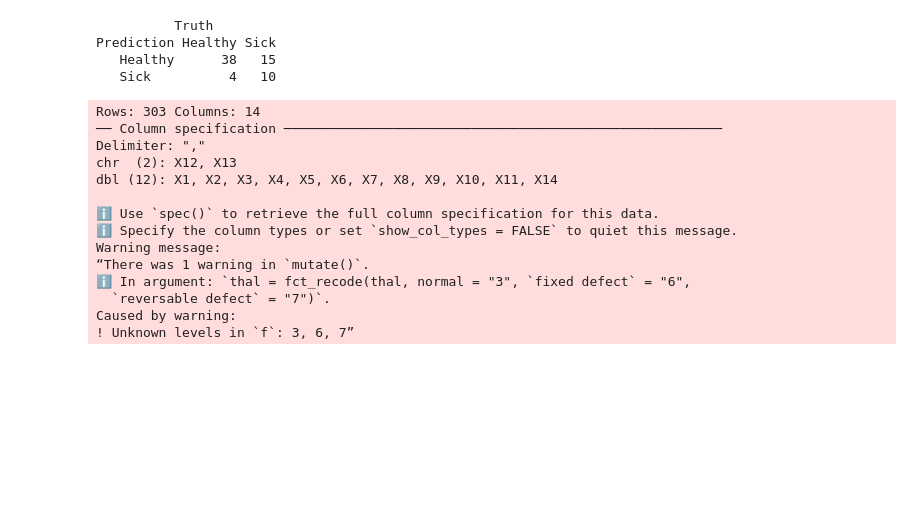
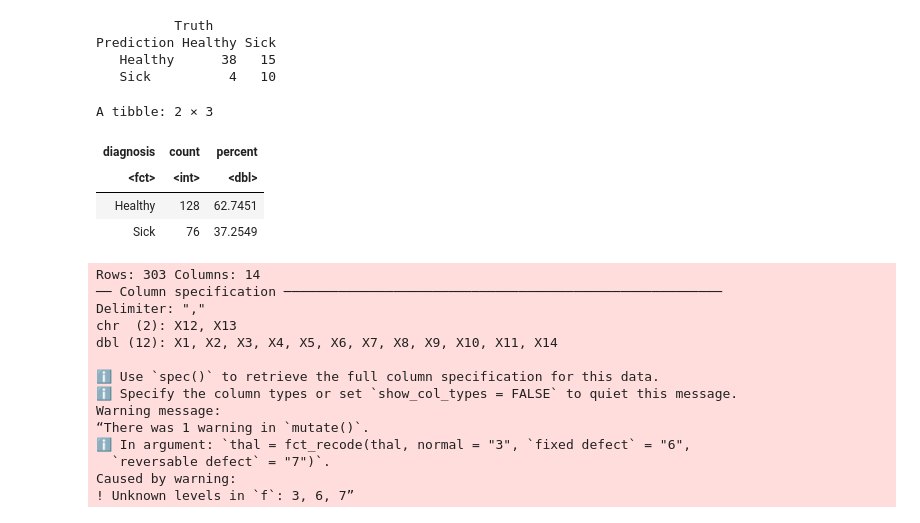
Before and after one commit to ANGUO17/dsci-100-2023w2-group-06, a Jupyter notebook: Group Project Report.ipynb, the cells around one changed output. Drawn from its saved outputs; the diff is of its cells as text; code cells hidden in the pictures; blank space fills up the shorter version.

Commit message:
added majority classifier
title

```diff
--- a/Group Project Report.ipynb
+++ b/Group Project Report.ipynb
@@ -240,6 +240,19 @@ A tibble: 1 × 3
 Prediction Healthy Sick
    Healthy      38   15
    Sick          4   10
+# %%
+#majority classfier
+hungary_proportions <- data_training2 |>
+    group_by(diagnosis) |>
+    summarize(count = n()) |>
+    mutate(percent = 100*count/nrow(data_training2))
+hungary_proportions
+# %% [output]
+A tibble: 2 × 3
+| diagnosis | count | percent |
+| <fct> | <int> | <dbl> |
+| Healthy | 128 | 62.7451 |
+| Sick | 76 | 37.2549 |
 # %%
 
 url <- "https://raw.githubusercontent.com/ANGUO17/dsci-100-2023w2-group-06/main/heart%2Bdisease/processed.cleveland.data"
```
Also changed, not shown: parts of 2 cells of this notebook.
